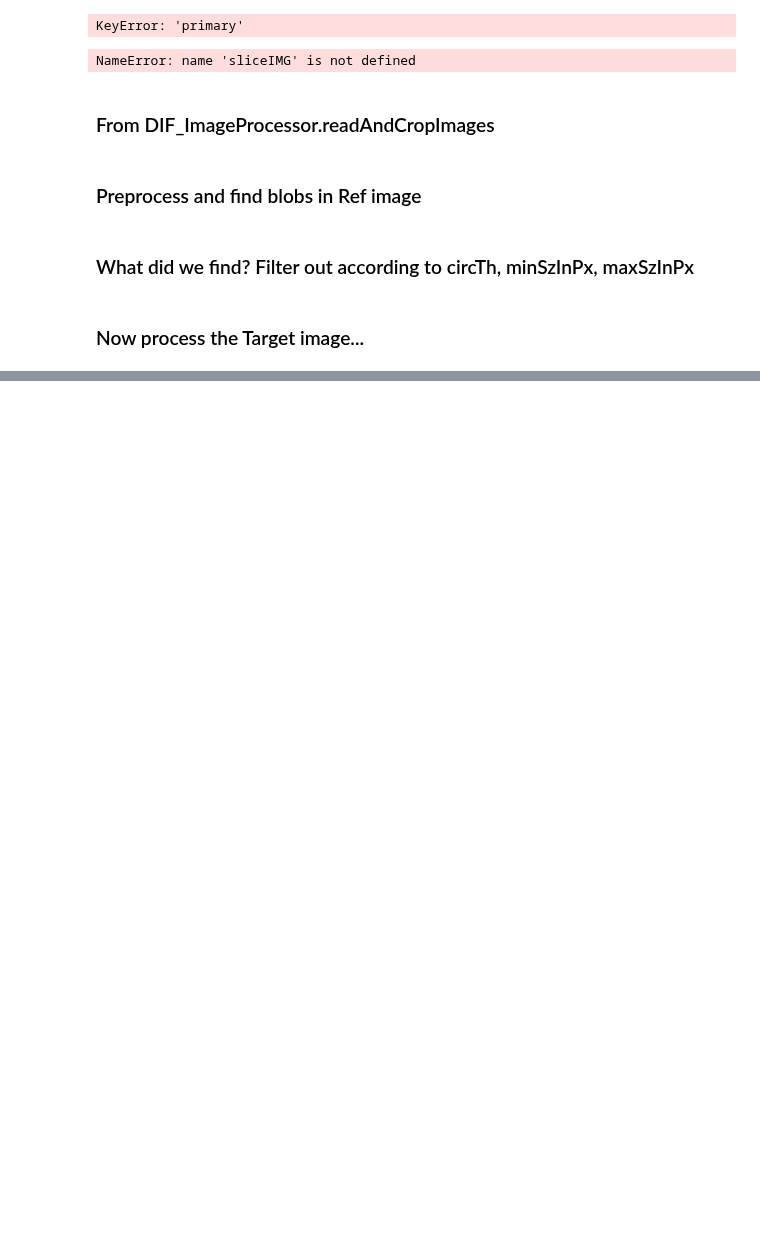
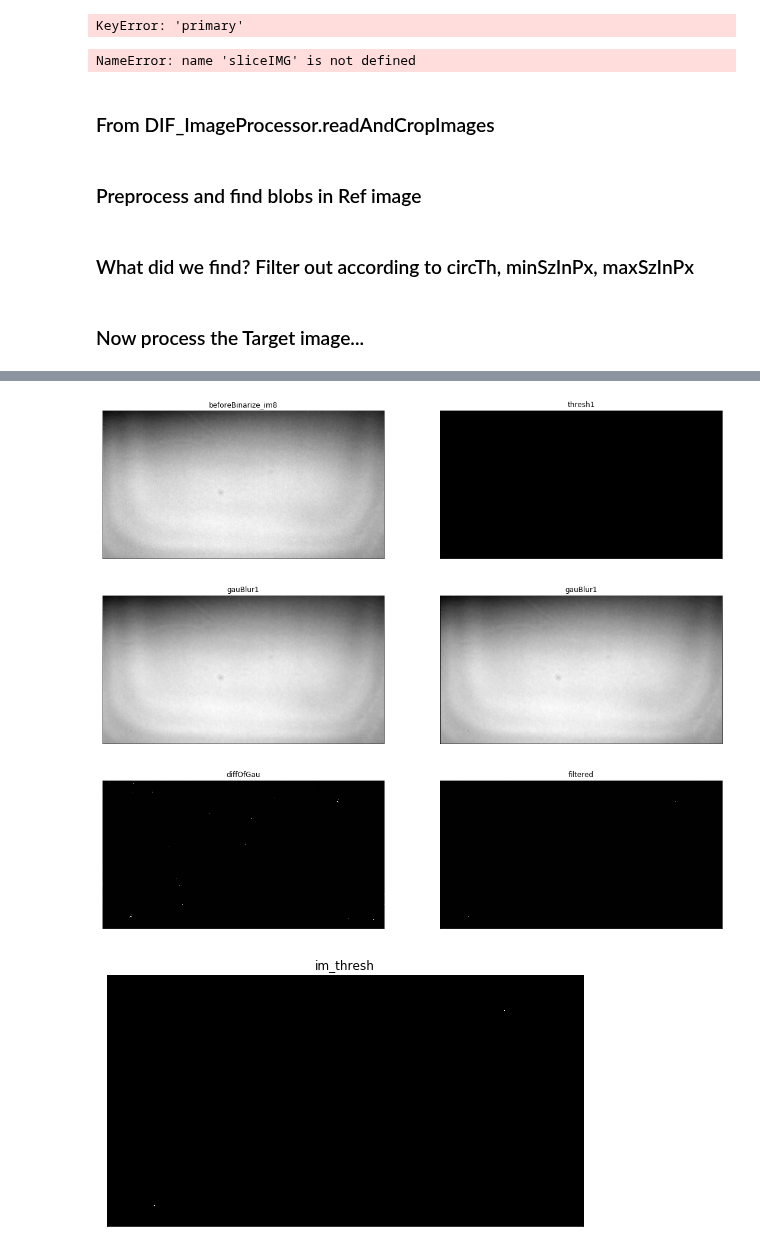
Before and after one commit to Aniruddh1/ipython-opencv-notebooks, a Jupyter notebook: notebooks/DIF Image Processing New.ipynb, the cells around one changed output, grey strips where cells are left out. Saved outputs shown, nothing was run; the diff lists cells and outputs as text; code cells hidden in the pictures; blank space fills up the shorter version.

```diff
--- a/notebooks/DIF Image Processing New.ipynb
+++ b/notebooks/DIF Image Processing New.ipynb
@@ -979,0 +992,22 @@ imutils.build_montages
+# %%
+#afterBinarize2_im8 = du.simplePreProcAndBinarize(beforeBinarize_im8)
+
+thresh1 = du.bradley_threshold(beforeBinarize_im8, threshold=75, window_r=15)
+
+gauBlur1 = cv2.GaussianBlur(beforeBinarize_im8,(3,3),0)
+gauBlur2 = cv2.GaussianBlur(beforeBinarize_im8,(11,11),0)
+diffOfGau = gauBlur1-gauBlur2
+
+filtered = cv2.medianBlur(diffOfGau, 5, 0)
+#filtered = cv2.bilateralFilter(diffOfGau,9,75,75)
+
+res, im_thresh = cv2.threshold(filtered,0,255,cv2.THRESH_BINARY+cv2.THRESH_OTSU)
+
+util.plot_imgs([(beforeBinarize_im8, 'beforeBinarize_im8'), (thresh1, 'thresh1'), (gauBlur1, 'gauBlur1'),
+               (gauBlur1, 'gauBlur1'), (diffOfGau, 'diffOfGau'), (filtered, 'filtered'),
+                (im_thresh, 'im_thresh')], max_cols = 2)
+# %% [output]
+[figure, added]
+[figure, added]
+[figure, added]
+[figure, added]
```
Also changed, not shown: parts of 4 cells of this notebook, 51 other files.
